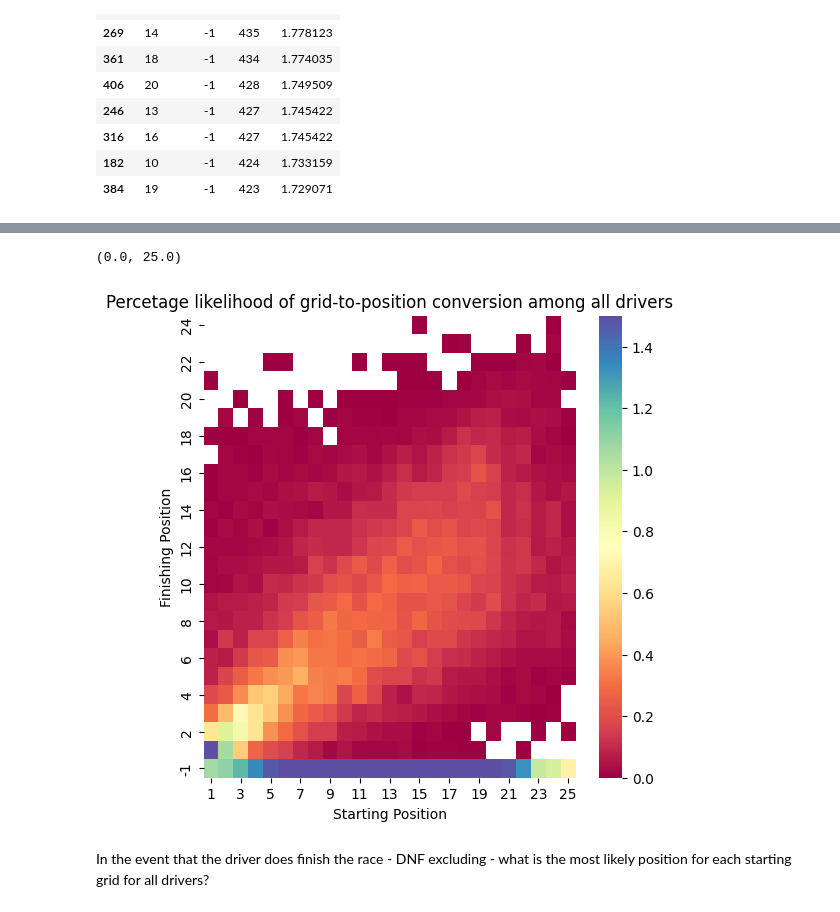
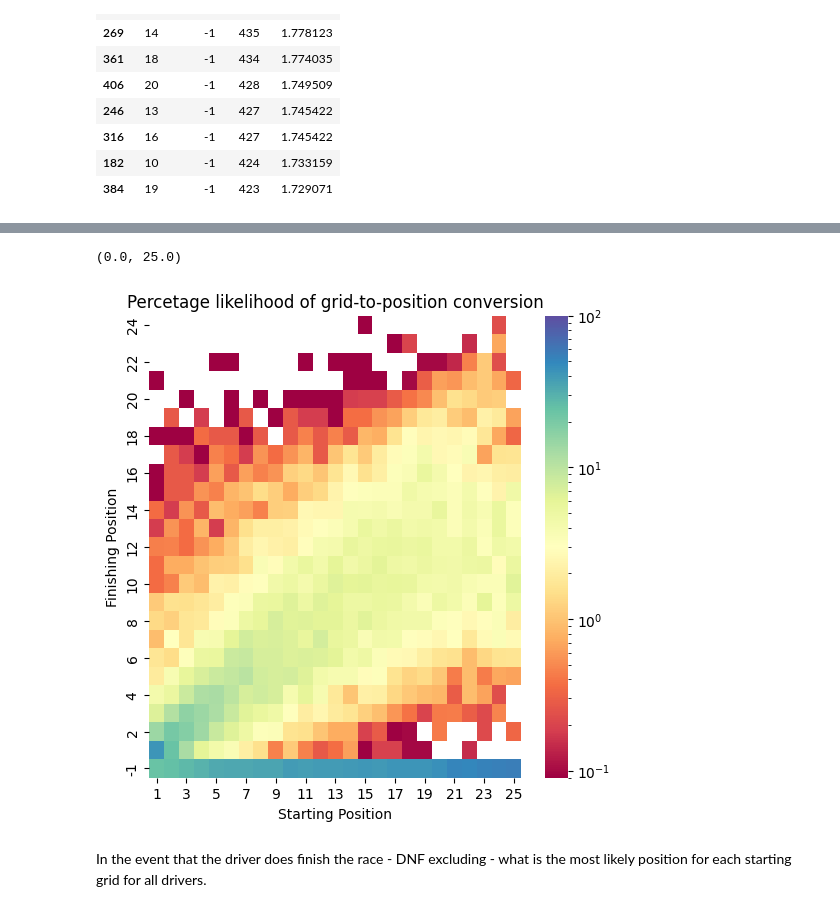
Before and after one commit to EE2SE/F1_Data_Scraper, a Jupyter notebook: EDA_F1.ipynb, the cells around one changed output, grey strips where cells are left out. Drawn from its saved outputs; the diff is of its cells as text; code cells hidden in the pictures.

```diff
--- a/EDA_F1.ipynb
+++ b/EDA_F1.ipynb
@@ -67,7 +68,9 @@ start_finish_grouped.sort_values(by='count',ascending=False).head(10)
 | 384 | 19 | -1 | 423 | 1.729071 |
 # %%
 # to plot the data as a heat map we need to pivot the three columns into a 2D matrix
-pivoted = start_finish_grouped.pivot(index='position', columns='grid', values='percentage')
+pivoted = start_finish_grouped.pivot(index='position', columns='grid', values='count')
+# then caluctae percetage likelihood of a finishing position for each starting grid (i.e. go by columns)
+pivoted = pivoted.apply(lambda iterator: (100*iterator/iterator.sum()).round(2))
 pivoted.head()
 # %% [output]
 | grid | 1 | 2 | 3 | 4 | 5 | 6 | 7 | 8 | 9 | 10 | ... | ... |
@@ -81,17 +84,17 @@ pivoted.head()
 # %%
 annot = False
 cmap = "Spectral"
 plt.figure(figsize=(6,6))
-sns.heatmap(data=pivoted, annot=annot,cmap=cmap,vmin = 0, vmax=1.5)
+sns.heatmap(data=pivoted, annot=annot,cmap=cmap,vmin = 0, vmax=50, norm=LogNorm())
 plt.ylabel('Finishing Position')
 plt.xlabel('Starting Position')
-plt.title('Percetage likelihood of grid-to-position conversion among all drivers')
+plt.title('Percentage likelihood of grid-to-position conversion')
 plt.xlim([0,25])
 plt.ylim([0, 25])
 # %% [output]
 (0.0, 25.0)
-[figure, old version]
+[figure, new version]
 # %% [markdown]
-In the event that the driver does finish the race - DNF excluding - what is the most likely position for each starting grid for all drivers?
+In the event that the driver does finish the race - DNF excluding - what is the most likely position for each starting grid for all drivers.
 # %%
 # dropping label -1 and finidng most common
```
Also changed, not shown: parts of 3 cells of this notebook, 5 other files.
